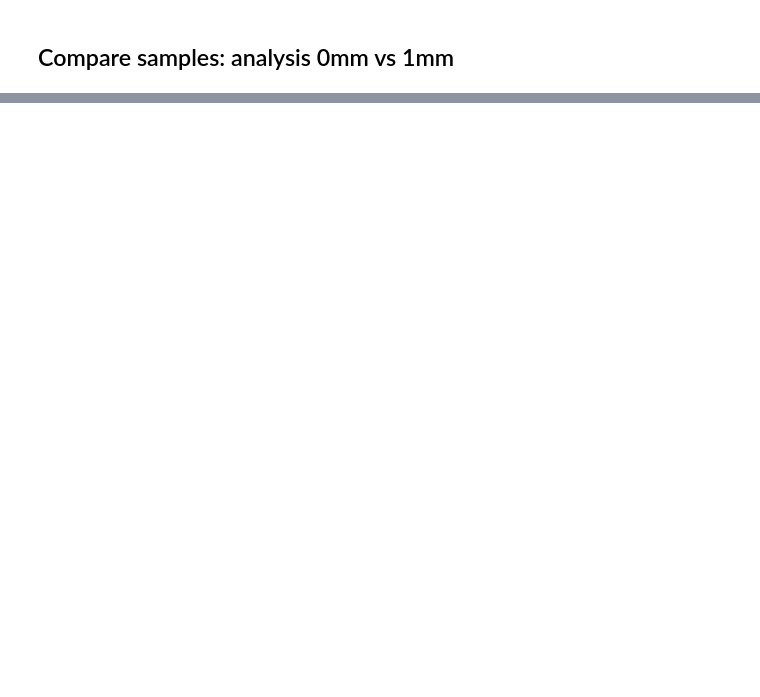
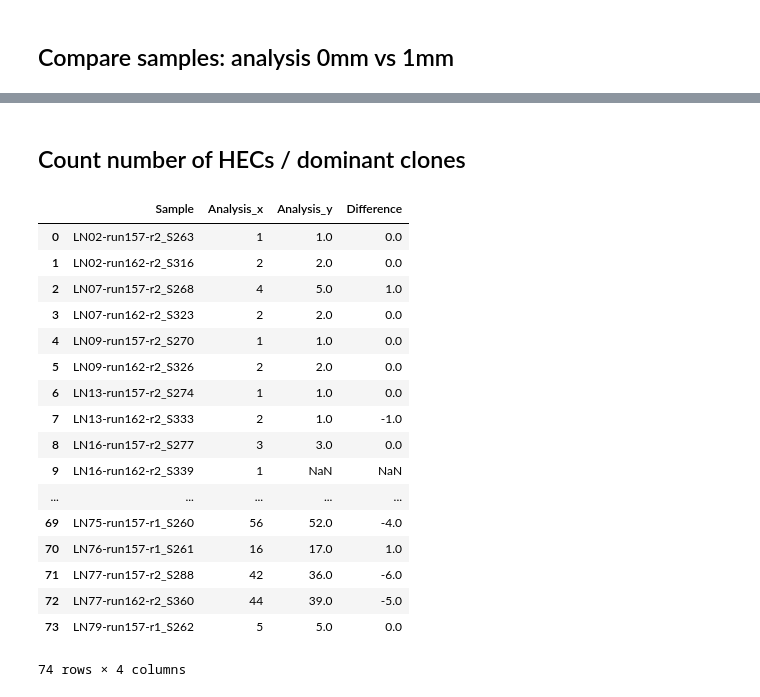
Before and after one commit to EDS-Bioinformatics-Laboratory/reseda, a Jupyter notebook: NOTEBOOKS/Compare0mmWith1mm.ipynb, the cells around one changed output, grey strips where cells are left out. Cells and saved outputs as stored; diff of their text form; code cells hidden in the pictures; blank space fills up the shorter version.

```diff
--- a/NOTEBOOKS/Compare0mmWith1mm.ipynb
+++ b/NOTEBOOKS/Compare0mmWith1mm.ipynb
@@ -135,0 +140,32 @@ run248-r2-8854978-t0-IgM_S53 min max: 0.5 11.7647058824
+# %% [markdown]
+## Count number of HECs / dominant clones
+# %%
+hec_threshold = 0.5
+df_0mm_hecs = df_0mm[df_0mm['read_perc'] > hec_threshold]
+df_0mm_nr_hecs = df_0mm_hecs.groupby('Sample').agg({'Analysis': len})
+df_1mm_hecs = df_1mm[df_1mm['read_perc'] > hec_threshold]
+df_1mm_nr_hecs = df_1mm_hecs.groupby('Sample').agg({'Analysis': len})
+df_nr_hecs = pd.merge(df_0mm_nr_hecs, df_1mm_nr_hecs, how='outer', left_index=True, right_index=True)
+df_nr_hecs = df_nr_hecs.reset_index()
+df_nr_hecs["Difference"] = df_nr_hecs["Analysis_y"] - df_nr_hecs["Analysis_x"]
+
+df_nr_hecs
+# %% [output]
+|  | Sample | Analysis_x | Analysis_y | Difference |
+| 0 | LN02-run157-r2_S263 | 1 | 1.0 | 0.0 |
+| 1 | LN02-run162-r2_S316 | 2 | 2.0 | 0.0 |
+| 2 | LN07-run157-r2_S268 | 4 | 5.0 | 1.0 |
+| 3 | LN07-run162-r2_S323 | 2 | 2.0 | 0.0 |
+| 4 | LN09-run157-r2_S270 | 1 | 1.0 | 0.0 |
+| 5 | LN09-run162-r2_S326 | 2 | 2.0 | 0.0 |
+| 6 | LN13-run157-r2_S274 | 1 | 1.0 | 0.0 |
+| 7 | LN13-run162-r2_S333 | 2 | 1.0 | -1.0 |
+| 8 | LN16-run157-r2_S277 | 3 | 3.0 | 0.0 |
+| 9 | LN16-run162-r2_S339 | 1 | NaN | NaN |
+| ... | ... | ... | ... | ... |
+| 69 | LN75-run157-r1_S260 | 56 | 52.0 | -4.0 |
+| 70 | LN76-run157-r1_S261 | 16 | 17.0 | 1.0 |
+| 71 | LN77-run157-r2_S288 | 42 | 36.0 | -6.0 |
+| 72 | LN77-run162-r2_S360 | 44 | 39.0 | -5.0 |
+| 73 | LN79-run157-r1_S262 | 5 | 5.0 | 0.0 |
+74 rows × 4 columns
```
Also changed, not shown: parts of 9 cells of this notebook.
